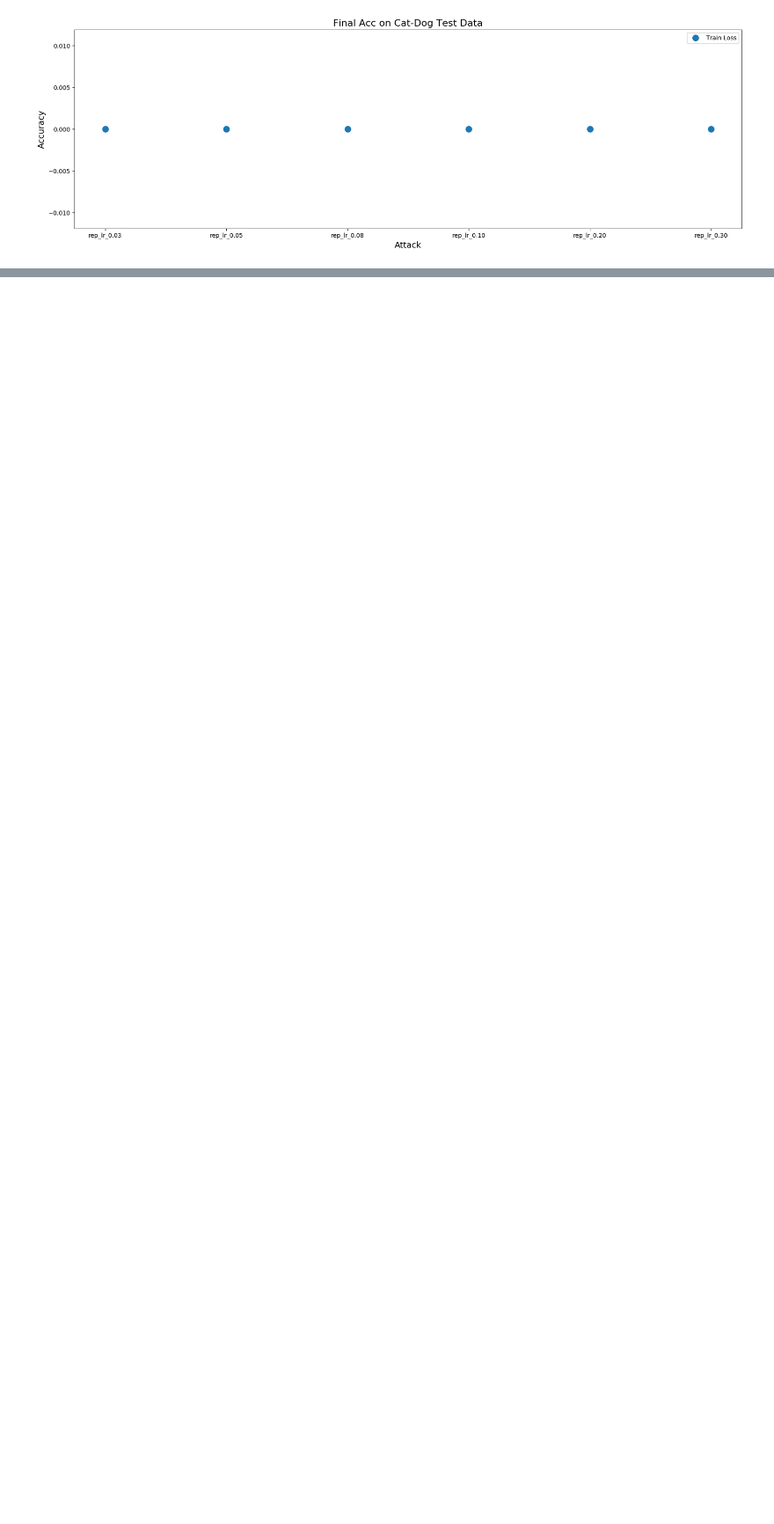
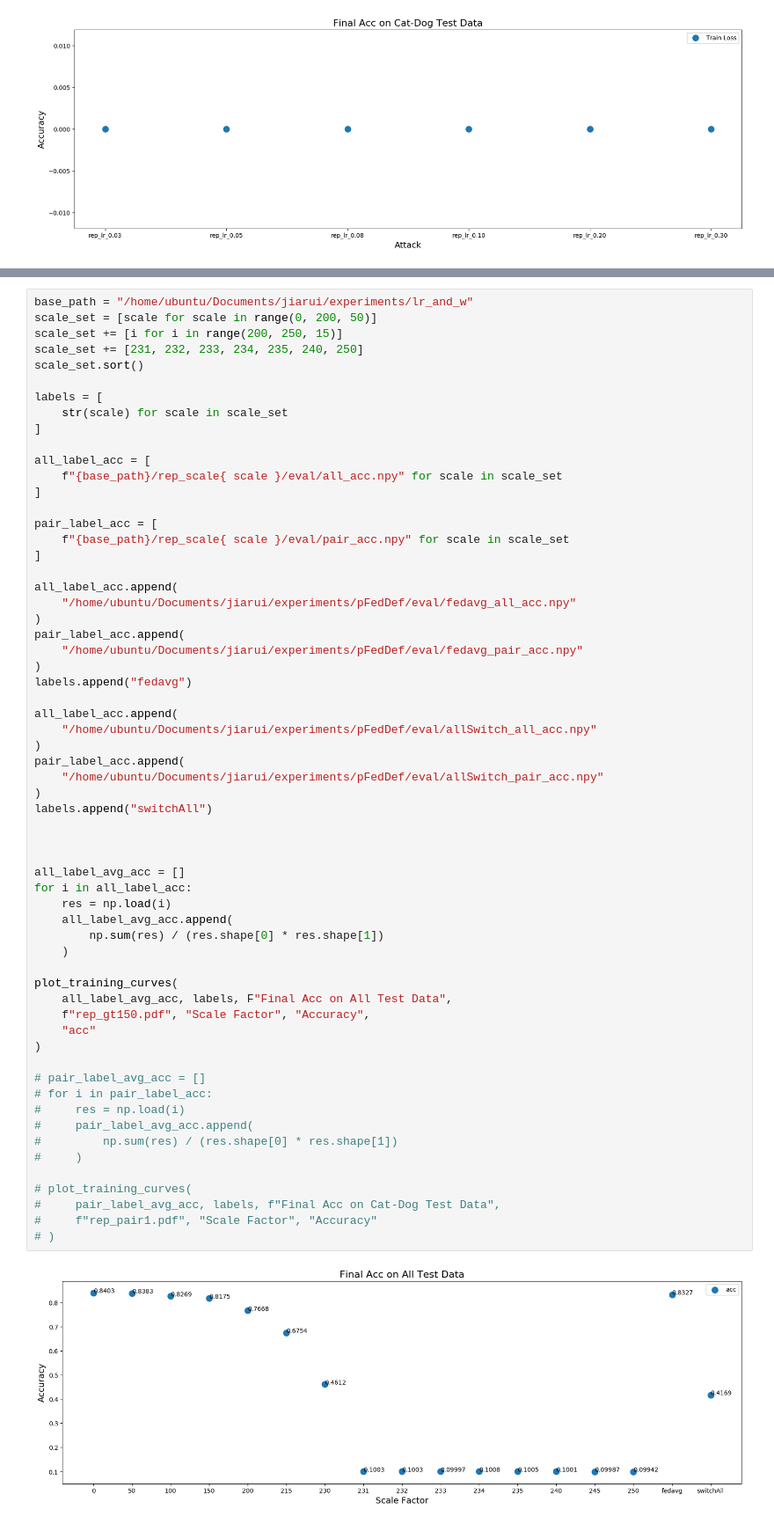
Before and after one commit to U1ltra/pFedDef, a Jupyter notebook: Evaluation/draw_figure.ipynb, the cells around one changed output, grey strips where cells are left out. Shown: that part at 88% size. Drawn from its saved outputs; the diff is of its cells as text; blank space fills up the shorter version.

```diff
--- a/Evaluation/draw_figure.ipynb
+++ b/Evaluation/draw_figure.ipynb
@@ -225,0 +291,63 @@ plot_training_curves(
+# %%
+base_path = "/home/ubuntu/Documents/jiarui/experiments/lr_and_w"
+scale_set = [scale for scale in range(0, 200, 50)]
+scale_set += [i for i in range(200, 250, 15)]
+scale_set += [231, 232, 233, 234, 235, 240, 250]
+scale_set.sort()
+
+labels = [
+    str(scale) for scale in scale_set
+]
+
+all_label_acc = [
+    f"{base_path}/rep_scale{ scale }/eval/all_acc.npy" for scale in scale_set
+]
+
+pair_label_acc = [
+    f"{base_path}/rep_scale{ scale }/eval/pair_acc.npy" for scale in scale_set
+]
+
+all_label_acc.append(
+    "/home/ubuntu/Documents/jiarui/experiments/pFedDef/eval/fedavg_all_acc.npy"
+)
+pair_label_acc.append(
+    "/home/ubuntu/Documents/jiarui/experiments/pFedDef/eval/fedavg_pair_acc.npy"
+)
+labels.append("fedavg")
+
+all_label_acc.append(
+    "/home/ubuntu/Documents/jiarui/experiments/pFedDef/eval/allSwitch_all_acc.npy"
+)
+pair_label_acc.append(
+    "/home/ubuntu/Documents/jiarui/experiments/pFedDef/eval/allSwitch_pair_acc.npy"
+)
+labels.append("switchAll")
+
+
+
+all_label_avg_acc = []
+for i in all_label_acc:
+    res = np.load(i)
+    all_label_avg_acc.append(
+        np.sum(res) / (res.shape[0] * res.shape[1])
+    )
+
+plot_training_curves(
+    all_label_avg_acc, labels, F"Final Acc on All Test Data",
+    f"rep_gt150.pdf", "Scale Factor", "Accuracy",
+    "acc"
+)
+
+# pair_label_avg_acc = []
+# for i in pair_label_acc:
+#     res = np.load(i)
+#     pair_label_avg_acc.append(
+#         np.sum(res) / (res.shape[0] * res.shape[1])
+#     )
+
+# plot_training_curves(
+#     pair_label_avg_acc, labels, f"Final Acc on Cat-Dog Test Data",
+#     f"rep_pair1.pdf", "Scale Factor", "Accuracy"
+# )
+# %% [output]
+[figure, added]
```
Also changed, not shown: parts of 9 cells of this notebook, 4 other files.
